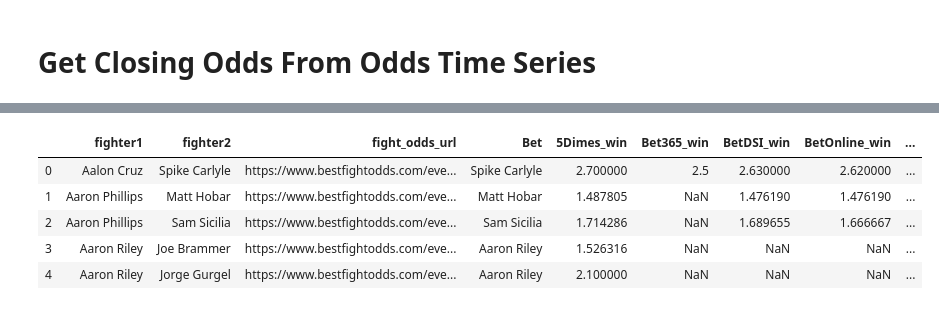
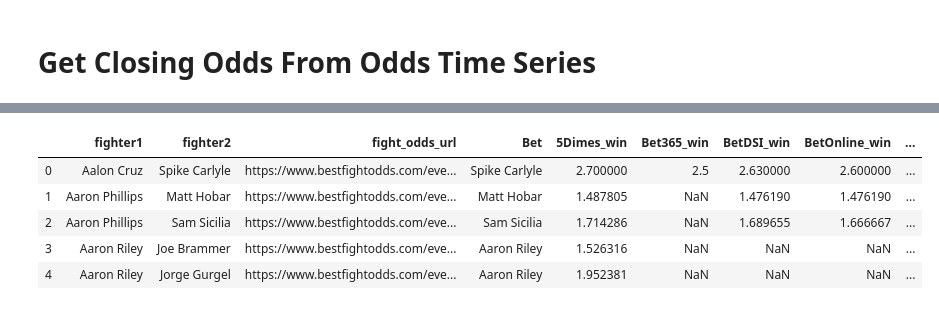
Before and after one commit to iankotliar/UFC_Final, a Jupyter notebook: code/Data_Prep_Post_Scraping/5_get_prefight_closing_odds_from_bestfightodds_time_series_data.ipynb, the cells around one changed output, grey strips where cells are left out. Saved outputs shown, nothing was run; the diff lists cells and outputs as text; code cells hidden in the pictures.

```diff
--- a/code/Data_Prep_Post_Scraping/5_get_prefight_closing_odds_from_bestfightodds_time_series_data.ipynb
+++ b/code/Data_Prep_Post_Scraping/5_get_prefight_closing_odds_from_bestfightodds_time_series_data.ipynb
@@ -111,0 +111,10 @@ finaldf1[finaldf1[[x+"_vig" for x in betting_sites]].apply(lambda x: (x < 0).any
+# %%
+print(sum(finaldf1[[x+"_vig" for x in betting_sites]].apply(lambda x: (x < 0).any(), axis = 1)))
+display(finaldf1[finaldf1[[x+"_vig" for x in betting_sites]].apply(lambda x: (x < 0).any(), axis = 1)])
+# These cases seem to be consequences of unusual line movement
+for col in betting_sites:
+    finaldf1[col] = np.where(finaldf1[col+"_vig"] < 0, np.nan, finaldf1[col])
+    finaldf1[col+"_vig"] = np.where(finaldf1[col+"_vig"] < 0, np.nan, finaldf1[col+"_vig"])
+
+finaldf1['meanodds'] = finaldf1[betting_sites].mean(axis=1)
+print(sum(finaldf1[[x+"_vig" for x in betting_sites]].apply(lambda x: (x < 0).any(), axis = 1)))
@@ -131,21 +148,22 @@ finaldf2.to_csv('../../data/datasets_for_analysis/final_datasets/odds_w_outcomes
 # %%
 # create dataset with one row per fight
 cols= ['5Dimes','BetDSI','BookMaker','SportBet','Bet365','Bovada',
                 'Sportsbook','William_H','Pinnacle',
        'SportsInt','BetOnline','Intertops', 'meanodds', 'fighter1',
       'fighter2', 'fight_odds_url']
 winner = finaldf2[finaldf2.Bet == finaldf2.bestfightodds_winner]
 loser = finaldf2.loc[finaldf2.Bet == finaldf2.bestfightodds_loser, cols]
 
 onerowperfight = pd.merge(winner,loser,
                           on = ['fighter1', 'fighter2', 'fight_odds_url'],
                           suffixes =('_win', '_lose'))
+del onerowperfight['bet_won']
 display(onerowperfight.head())
 onerowperfight.to_csv('../../data/datasets_for_analysis/final_datasets/odds_w_outcomes_one_row_per_fight.csv', index = False)
 # %% [output]
 |  | fighter1 | fighter2 | fight_odds_url | Bet | 5Dimes_win | Bet365_win | BetDSI_win | BetOnline_win | ... |
-| 0 | Aalon Cruz | Spike Carlyle | https://www.bestfightodds.com/eve... | Spike Carlyle | 2.700000 | 2.5 | 2.630000 | 2.620000 | ... |
+| 0 | Aalon Cruz | Spike Carlyle | https://www.bestfightodds.com/eve... | Spike Carlyle | 2.700000 | 2.5 | 2.630000 | 2.600000 | ... |
 | 1 | Aaron Phillips | Matt Hobar | https://www.bestfightodds.com/eve... | Matt Hobar | 1.487805 | NaN | 1.476190 | 1.476190 | ... |
 | 2 | Aaron Phillips | Sam Sicilia | https://www.bestfightodds.com/eve... | Sam Sicilia | 1.714286 | NaN | 1.689655 | 1.666667 | ... |
 | 3 | Aaron Riley | Joe Brammer | https://www.bestfightodds.com/eve... | Aaron Riley | 1.526316 | NaN | NaN | NaN | ... |
-| 4 | Aaron Riley | Jorge Gurgel | https://www.bestfightodds.com/eve... | Aaron Riley | 2.100000 | NaN | NaN | NaN | ... |
+| 4 | Aaron Riley | Jorge Gurgel | https://www.bestfightodds.com/eve... | Aaron Riley | 1.952381 | NaN | NaN | NaN | ... |
```
Also changed, not shown: parts of 9 cells of this notebook, 3 other files.
